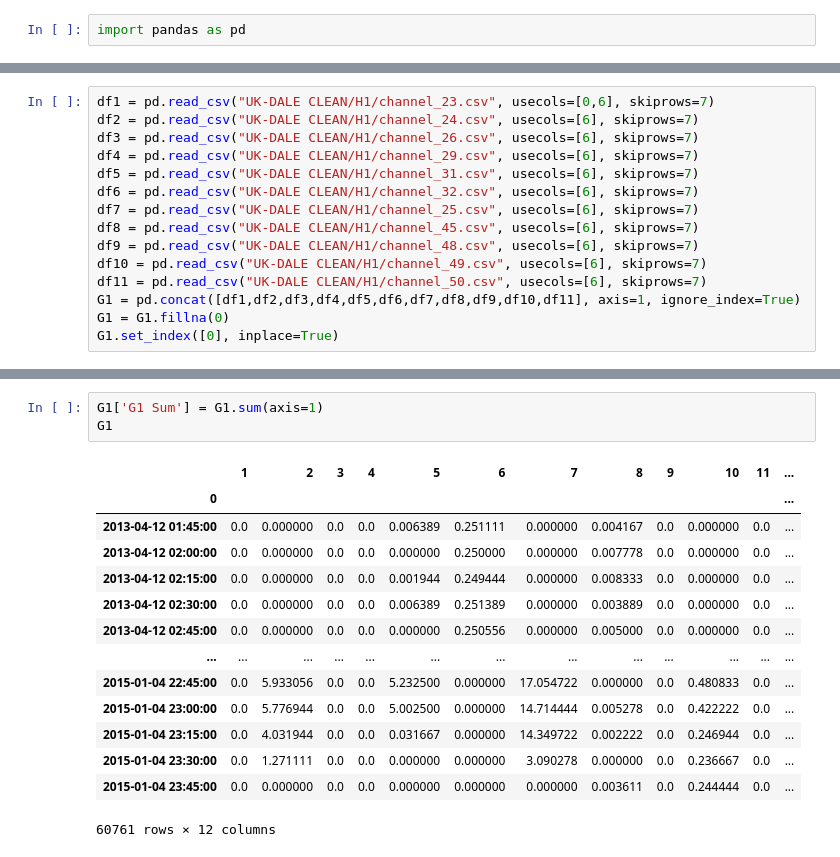
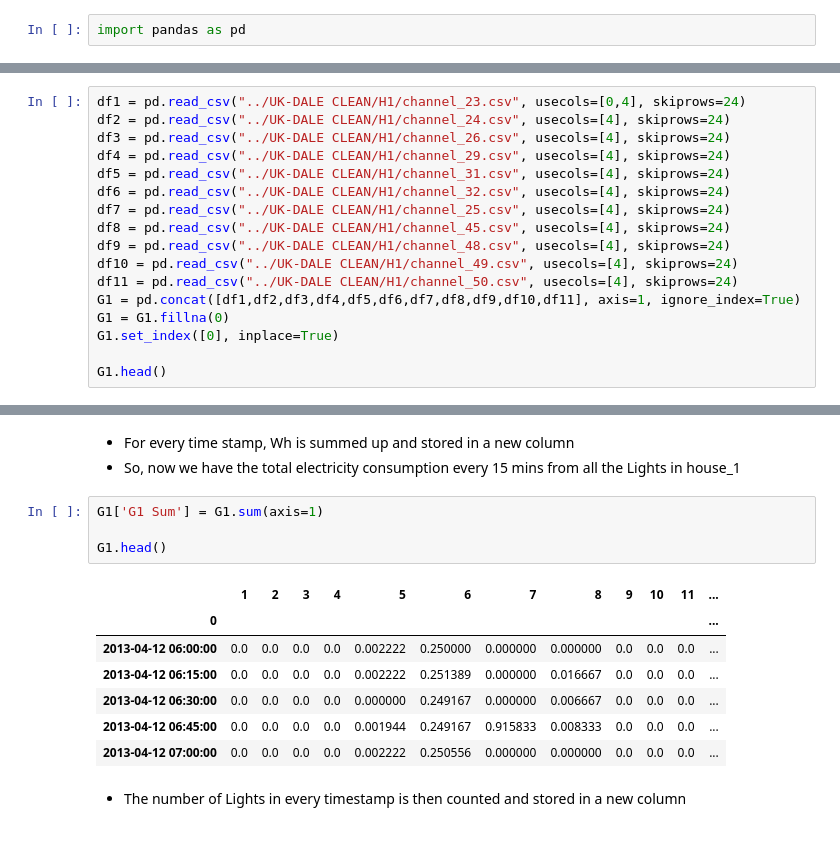
Before and after one commit to killian9902/NILM, a Jupyter notebook: Preprocess_2.ipynb, the cells around one changed output, grey strips where cells are left out. Drawn from its saved outputs; the diff is of its cells as text.

Commit message:
Cleaned up

```diff
--- a/Preprocess_2.ipynb
+++ b/Preprocess_2.ipynb
@@ -68,15 +58,17 @@ df.head(10)
 # %%
-df1 = pd.read_csv("UK-DALE CLEAN/H1/channel_23.csv", usecols=[0,6], skiprows=7)
-df2 = pd.read_csv("UK-DALE CLEAN/H1/channel_24.csv", usecols=[6], skiprows=7)
-df3 = pd.read_csv("UK-DALE CLEAN/H1/channel_26.csv", usecols=[6], skiprows=7)
-df4 = pd.read_csv("UK-DALE CLEAN/H1/channel_29.csv", usecols=[6], skiprows=7)
-df5 = pd.read_csv("UK-DALE CLEAN/H1/channel_31.csv", usecols=[6], skiprows=7)
-df6 = pd.read_csv("UK-DALE CLEAN/H1/channel_32.csv", usecols=[6], skiprows=7)
-df7 = pd.read_csv("UK-DALE CLEAN/H1/channel_25.csv", usecols=[6], skiprows=7)
-df8 = pd.read_csv("UK-DALE CLEAN/H1/channel_45.csv", usecols=[6], skiprows=7)
-df9 = pd.read_csv("UK-DALE CLEAN/H1/channel_48.csv", usecols=[6], skiprows=7)
-df10 = pd.read_csv("UK-DALE CLEAN/H1/channel_49.csv", usecols=[6], skiprows=7)
-df11 = pd.read_csv("UK-DALE CLEAN/H1/channel_50.csv", usecols=[6], skiprows=7)
+df1 = pd.read_csv("../UK-DALE CLEAN/H1/channel_23.csv", usecols=[0,4], skiprows=24)
+df2 = pd.read_csv("../UK-DALE CLEAN/H1/channel_24.csv", usecols=[4], skiprows=24)
+df3 = pd.read_csv("../UK-DALE CLEAN/H1/channel_26.csv", usecols=[4], skiprows=24)
+df4 = pd.read_csv("../UK-DALE CLEAN/H1/channel_29.csv", usecols=[4], skiprows=24)
+df5 = pd.read_csv("../UK-DALE CLEAN/H1/channel_31.csv", usecols=[4], skiprows=24)
+df6 = pd.read_csv("../UK-DALE CLEAN/H1/channel_32.csv", usecols=[4], skiprows=24)
+df7 = pd.read_csv("../UK-DALE CLEAN/H1/channel_25.csv", usecols=[4], skiprows=24)
+df8 = pd.read_csv("../UK-DALE CLEAN/H1/channel_45.csv", usecols=[4], skiprows=24)
+df9 = pd.read_csv("../UK-DALE CLEAN/H1/channel_48.csv", usecols=[4], skiprows=24)
+df10 = pd.read_csv("../UK-DALE CLEAN/H1/channel_49.csv", usecols=[4], skiprows=24)
+df11 = pd.read_csv("../UK-DALE CLEAN/H1/channel_50.csv", usecols=[4], skiprows=24)
 G1 = pd.concat([df1,df2,df3,df4,df5,df6,df7,df8,df9,df10,df11], axis=1, ignore_index=True)
 G1 = G1.fillna(0)
 G1.set_index([0], inplace=True)
+
+G1.head()
@@ -100,21 +83,20 @@ G1
+# %% [markdown]
+* For every time stamp, Wh is summed up and stored in a new column
+* So, now we have the total electricity consumption every 15 mins from all the Lights in house_1
 # %%
 G1['G1 Sum'] = G1.sum(axis=1)
-G1
+
+G1.head()
 # %% [output]
 |  | 1 | 2 | 3 | 4 | 5 | 6 | 7 | 8 | 9 | 10 | 11 | ... |
 | 0 |  |  |  |  |  |  |  |  |  |  |  | ... |
-| 2013-04-12 01:45:00 | 0.0 | 0.000000 | 0.0 | 0.0 | 0.006389 | 0.251111 | 0.000000 | 0.004167 | 0.0 | 0.000000 | 0.0 | ... |
-| 2013-04-12 02:00:00 | 0.0 | 0.000000 | 0.0 | 0.0 | 0.000000 | 0.250000 | 0.000000 | 0.007778 | 0.0 | 0.000000 | 0.0 | ... |
-| 2013-04-12 02:15:00 | 0.0 | 0.000000 | 0.0 | 0.0 | 0.001944 | 0.249444 | 0.000000 | 0.008333 | 0.0 | 0.000000 | 0.0 | ... |
-| 2013-04-12 02:30:00 | 0.0 | 0.000000 | 0.0 | 0.0 | 0.006389 | 0.251389 | 0.000000 | 0.003889 | 0.0 | 0.000000 | 0.0 | ... |
-| 2013-04-12 02:45:00 | 0.0 | 0.000000 | 0.0 | 0.0 | 0.000000 | 0.250556 | 0.000000 | 0.005000 | 0.0 | 0.000000 | 0.0 | ... |
-| ... | ... | ... | ... | ... | ... | ... | ... | ... | ... | ... | ... | ... |
-| 2015-01-04 22:45:00 | 0.0 | 5.933056 | 0.0 | 0.0 | 5.232500 | 0.000000 | 17.054722 | 0.000000 | 0.0 | 0.480833 | 0.0 | ... |
-| 2015-01-04 23:00:00 | 0.0 | 5.776944 | 0.0 | 0.0 | 5.002500 | 0.000000 | 14.714444 | 0.005278 | 0.0 | 0.422222 | 0.0 | ... |
-| 2015-01-04 23:15:00 | 0.0 | 4.031944 | 0.0 | 0.0 | 0.031667 | 0.000000 | 14.349722 | 0.002222 | 0.0 | 0.246944 | 0.0 | ... |
-| 2015-01-04 23:30:00 | 0.0 | 1.271111 | 0.0 | 0.0 | 0.000000 | 0.000000 | 3.090278 | 0.000000 | 0.0 | 0.236667 | 0.0 | ... |
-| 2015-01-04 23:45:00 | 0.0 | 0.000000 | 0.0 | 0.0 | 0.000000 | 0.000000 | 0.000000 | 0.003611 | 0.0 | 0.244444 | 0.0 | ... |
+| 2013-04-12 06:00:00 | 0.0 | 0.0 | 0.0 | 0.0 | 0.002222 | 0.250000 | 0.000000 | 0.000000 | 0.0 | 0.0 | 0.0 | ... |
+| 2013-04-12 06:15:00 | 0.0 | 0.0 | 0.0 | 0.0 | 0.002222 | 0.251389 | 0.000000 | 0.016667 | 0.0 | 0.0 | 0.0 | ... |
+| 2013-04-12 06:30:00 | 0.0 | 0.0 | 0.0 | 0.0 | 0.000000 | 0.249167 | 0.000000 | 0.006667 | 0.0 | 0.0 | 0.0 | ... |
+| 2013-04-12 06:45:00 | 0.0 | 0.0 | 0.0 | 0.0 | 0.001944 | 0.249167 | 0.915833 | 0.008333 | 0.0 | 0.0 | 0.0 | ... |
+| 2013-04-12 07:00:00 | 0.0 | 0.0 | 0.0 | 0.0 | 0.002222 | 0.250556 | 0.000000 | 0.000000 | 0.0 | 0.0 | 0.0 | ... |
-60761 rows × 12 columns
+# %% [markdown]
+* The number of Lights in every timestamp is then counted and stored in a new column
 # %%
 G1['G1 Count'] = 0
 G1['G1 Count'] = G1.apply(lambda row: (row[:-2] > 0).sum(), axis=1)
```
Also changed, not shown: parts of 35 cells of this notebook, 15 other files.
